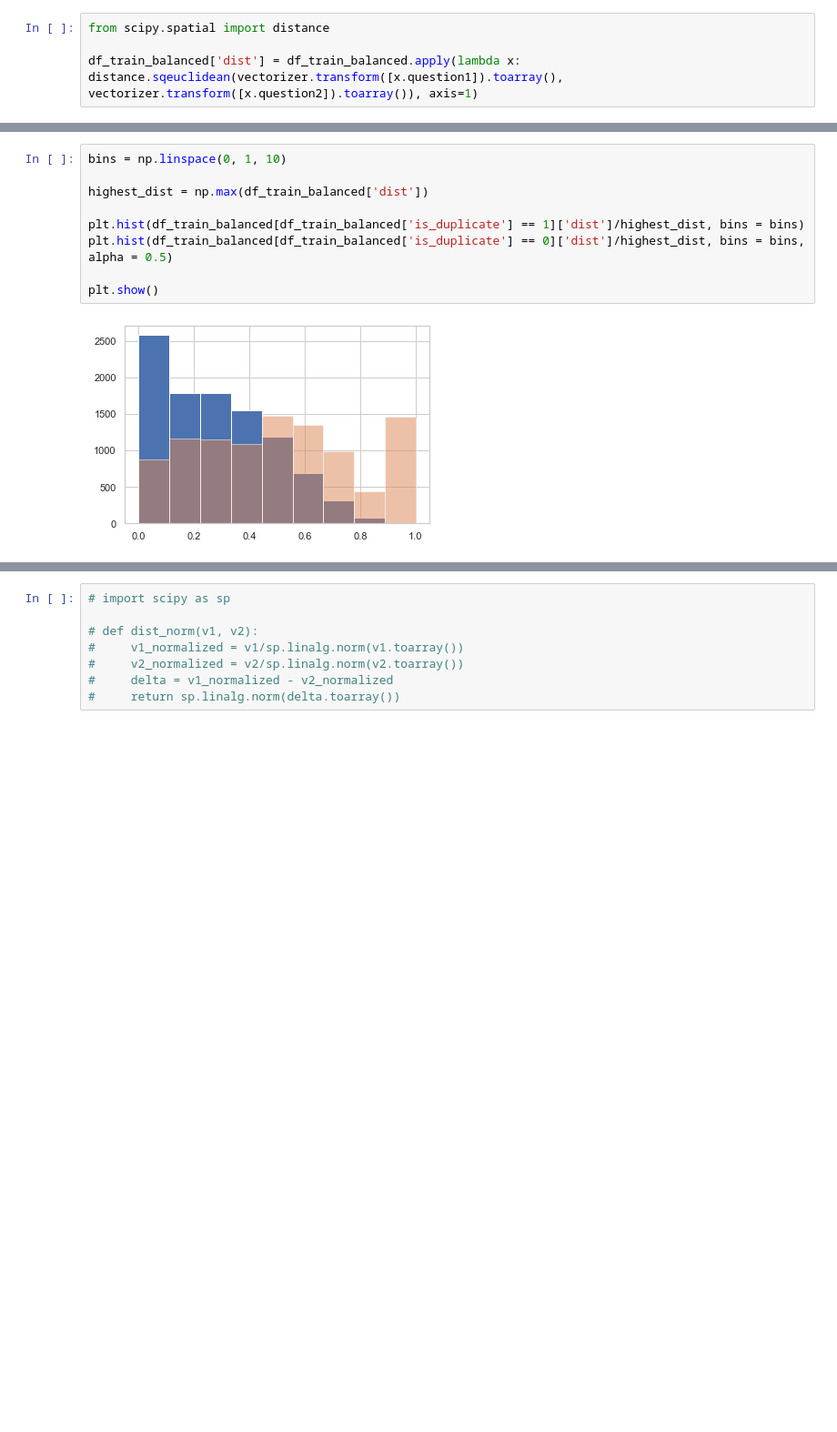
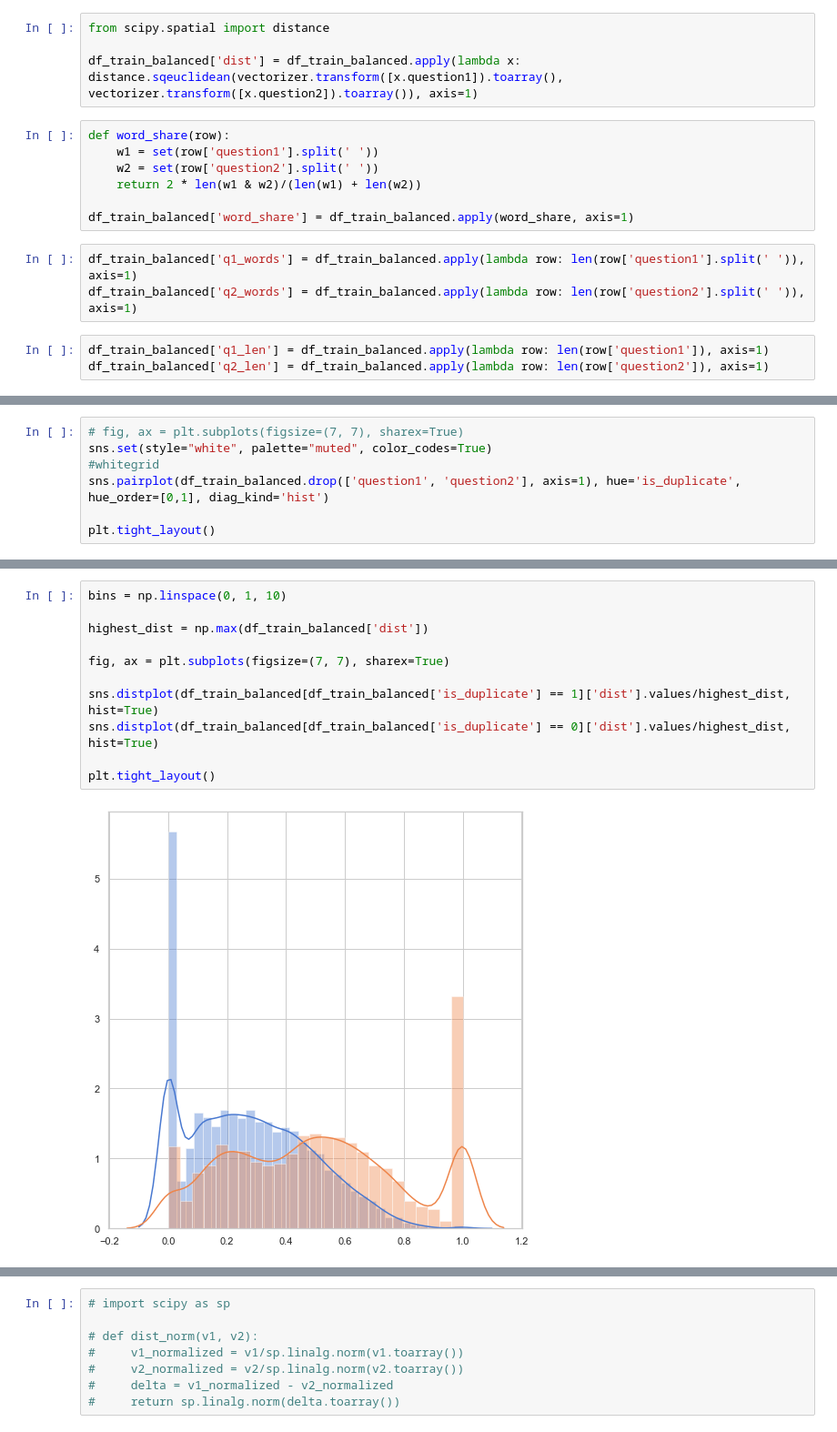
Before and after one commit to pimenta-arthur/quora-question-pairs, a Jupyter notebook: Report.ipynb, the cells around one changed output, grey strips where cells are left out. Shown: that part at 91% size. Drawn from its saved outputs; the diff is of its cells as text; blank space fills up the shorter version.

```diff
--- a/Report.ipynb
+++ b/Report.ipynb
@@ -212,6 +212,19 @@ TfidfVectorizer(analyzer='word', binary=False, decode_error='strict',
 from scipy.spatial import distance
 
 df_train_balanced['dist'] = df_train_balanced.apply(lambda x: distance.sqeuclidean(vectorizer.transform([x.question1]).toarray(), vectorizer.transform([x.question2]).toarray()), axis=1)
+# %%
+def word_share(row):
+    w1 = set(row['question1'].split(' '))
+    w2 = set(row['question2'].split(' '))
+    return 2 * len(w1 & w2)/(len(w1) + len(w2))
+
+df_train_balanced['word_share'] = df_train_balanced.apply(word_share, axis=1)
+# %%
+df_train_balanced['q1_words'] = df_train_balanced.apply(lambda row: len(row['question1'].split(' ')), axis=1)
+df_train_balanced['q2_words'] = df_train_balanced.apply(lambda row: len(row['question2'].split(' ')), axis=1)
+# %%
+df_train_balanced['q1_len'] = df_train_balanced.apply(lambda row: len(row['question1']), axis=1)
+df_train_balanced['q2_len'] = df_train_balanced.apply(lambda row: len(row['question2']), axis=1)
 # %%
 df_train_balanced.head()
 # %% [output]
@@ -223,0 +237,7 @@ df_train_balanced.head()
+# %%
+# fig, ax = plt.subplots(figsize=(7, 7), sharex=True)
+sns.set(style="white", palette="muted", color_codes=True)
+#whitegrid
+sns.pairplot(df_train_balanced.drop(['question1', 'question2'], axis=1), hue='is_duplicate', hue_order=[0,1], diag_kind='hist')
+
+plt.tight_layout()
@@ -224,11 +246,13 @@ df_train_balanced.head()
 # %%
 bins = np.linspace(0, 1, 10)
 
 highest_dist = np.max(df_train_balanced['dist'])
 
-plt.hist(df_train_balanced[df_train_balanced['is_duplicate'] == 1]['dist']/highest_dist, bins = bins)
-plt.hist(df_train_balanced[df_train_balanced['is_duplicate'] == 0]['dist']/highest_dist, bins = bins, alpha = 0.5)
+fig, ax = plt.subplots(figsize=(7, 7), sharex=True)
 
-plt.show()
+sns.distplot(df_train_balanced[df_train_balanced['is_duplicate'] == 1]['dist'].values/highest_dist, hist=True)
+sns.distplot(df_train_balanced[df_train_balanced['is_duplicate'] == 0]['dist'].values/highest_dist, hist=True)
+
+plt.tight_layout()
 # %% [output]
-[figure, old version]
+[figure, new version]
```
Also changed, not shown: parts of 10 cells of this notebook.
